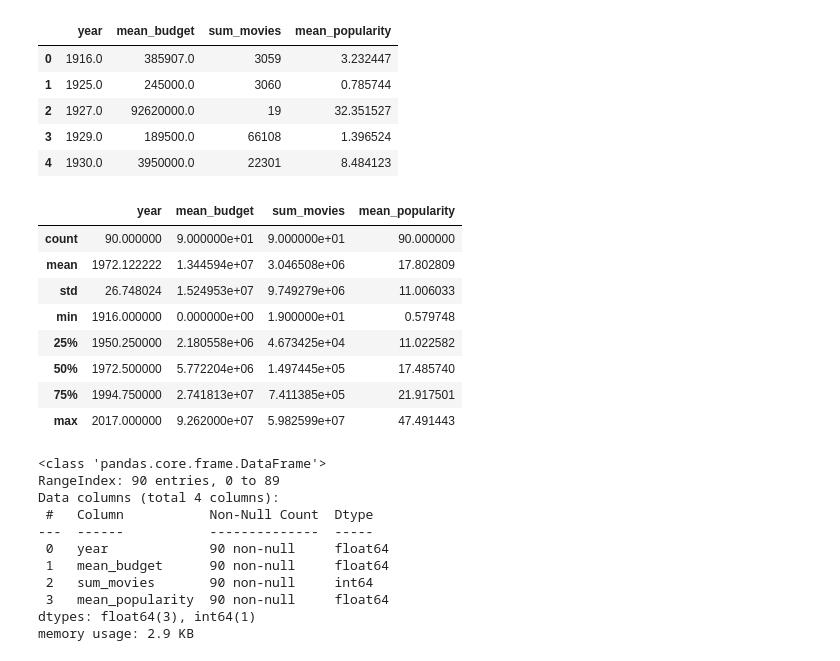
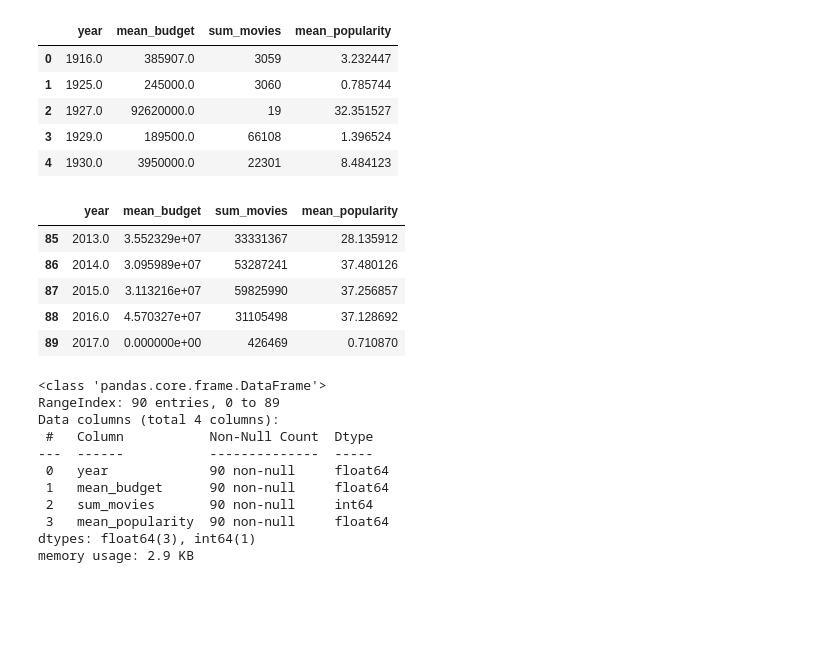
Before and after one commit to danaalhaji/TMDb-movie-data-Nanodgree, a Jupyter notebook: 5000TDP (5).ipynb, the cells around one changed output. Cells and saved outputs as stored; diff of their text form; code cells hidden in the pictures; blank space fills up the shorter version.

```diff
--- a/5000TDP (2).ipynb
+++ b/5000TDP (5).ipynb
@@ -270,18 +281,15 @@ y4.head()
 | 2 | 1927.0 | 92620000.0 | 19 | 32.351527 |
 | 3 | 1929.0 | 189500.0 | 66108 | 1.396524 |
 | 4 | 1930.0 | 3950000.0 | 22301 | 8.484123 |
-# %%
-y4.describe()
-# %% [output]
-|  | year | mean_budget | sum_movies | mean_popularity |
-| count | 90.000000 | 9.000000e+01 | 9.000000e+01 | 90.000000 |
-| mean | 1972.122222 | 1.344594e+07 | 3.046508e+06 | 17.802809 |
-| std | 26.748024 | 1.524953e+07 | 9.749279e+06 | 11.006033 |
-| min | 1916.000000 | 0.000000e+00 | 1.900000e+01 | 0.579748 |
-| 25% | 1950.250000 | 2.180558e+06 | 4.673425e+04 | 11.022582 |
-| 50% | 1972.500000 | 5.772204e+06 | 1.497445e+05 | 17.485740 |
-| 75% | 1994.750000 | 2.741813e+07 | 7.411385e+05 | 21.917501 |
-| max | 2017.000000 | 9.262000e+07 | 5.982599e+07 | 47.491443 |
+# %%
+y4.tail()
+# %% [output]
+|  | year | mean_budget | sum_movies | mean_popularity |
+| 85 | 2013.0 | 3.552329e+07 | 33331367 | 28.135912 |
+| 86 | 2014.0 | 3.095989e+07 | 53287241 | 37.480126 |
+| 87 | 2015.0 | 3.113216e+07 | 59825990 | 37.256857 |
+| 88 | 2016.0 | 4.570327e+07 | 31105498 | 37.128692 |
+| 89 | 2017.0 | 0.000000e+00 | 426469 | 0.710870 |
 # %%
 y4.info()
 # %% [output]
```
Also changed, not shown: parts of 12 cells of this notebook, 1 other file.
